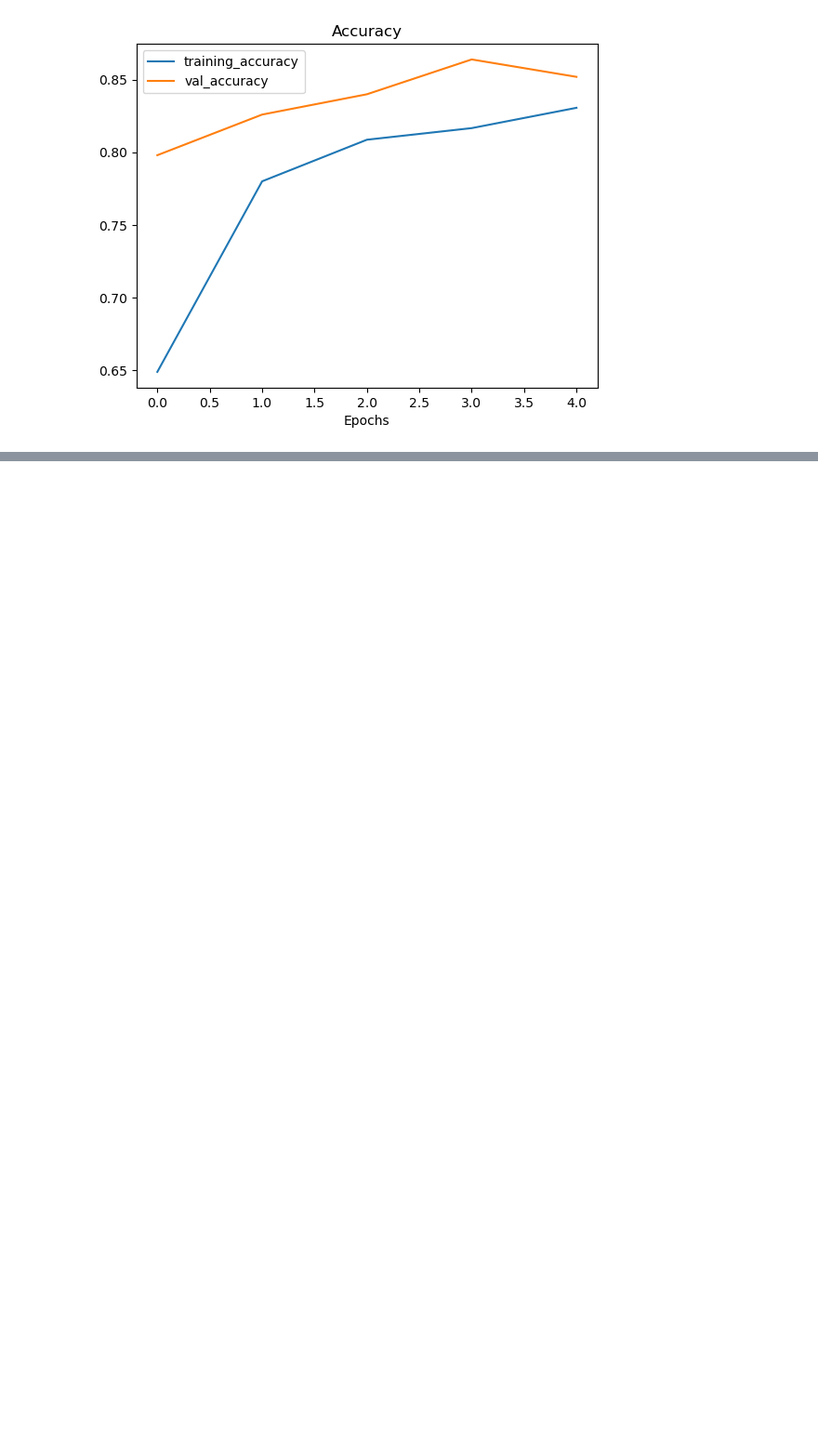
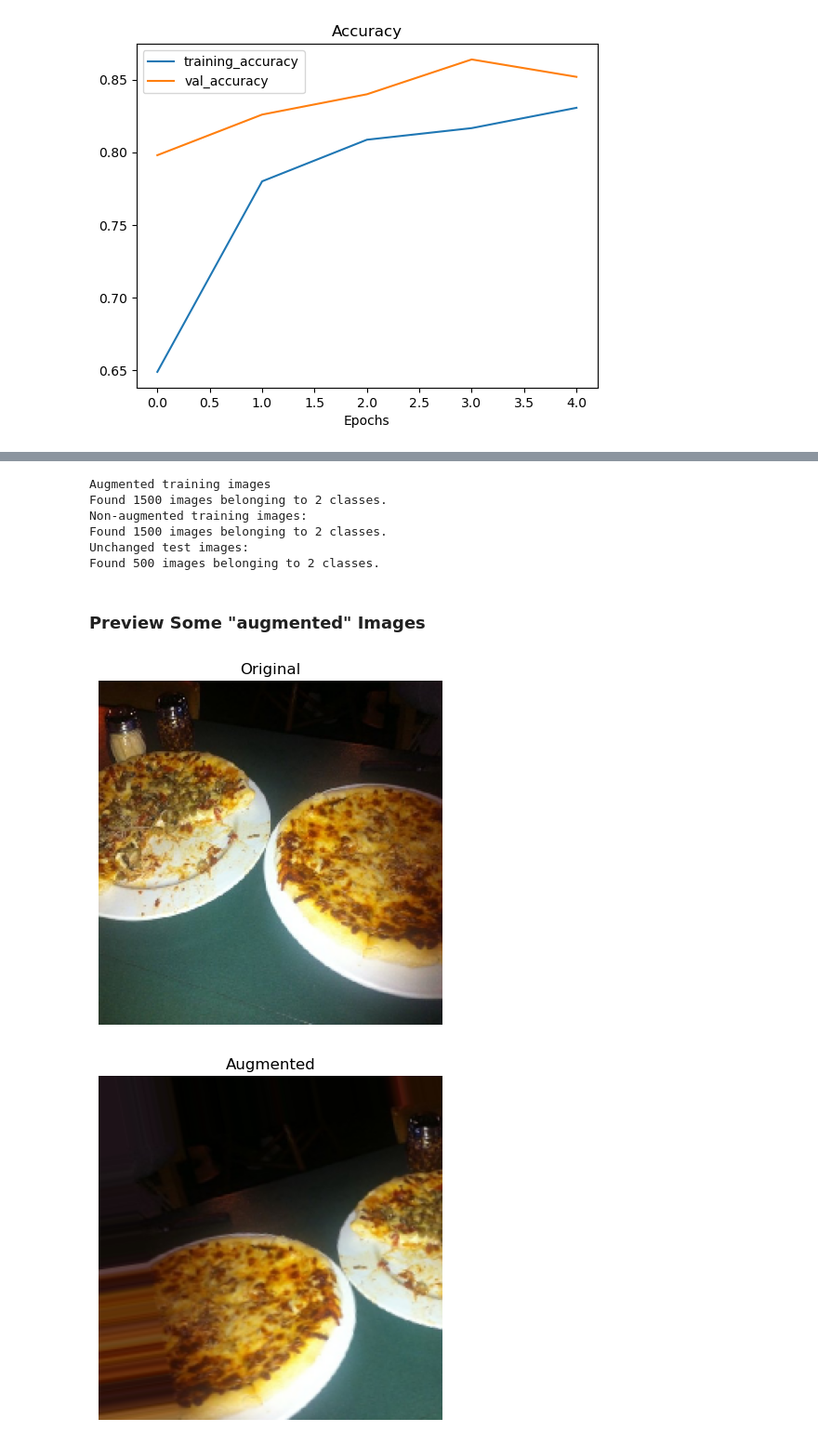
Before and after one commit to imagineLife/next-big-site, a Jupyter notebook: public/notebooks/pizza-steak-classifier.ipynb, the cells around one changed output, grey strips where cells are left out. Shown at 93% size. Saved outputs shown, nothing was run; the diff lists cells and outputs as text; code cells hidden in the pictures; blank space fills up the shorter version.

```diff
--- a/public/notebooks/pizza-steak-classifier.ipynb
+++ b/public/notebooks/pizza-steak-classifier.ipynb
@@ -608,0 +692,63 @@ plot_loss_curves(m5History)
+# %%
+# Create ImageDataGenerator training instance with data augmentation
+train_datagen_augmented = ImageDataGenerator(rescale=1/255.,
+                                             rotation_range=20, # rotate the image slightly between 0 and 20 degrees (note: this is an int not a float)
+                                             shear_range=0.2,
+                                             zoom_range=0.2,
+                                             width_shift_range=0.2,
+                                             height_shift_range=0.2,
+                                             horizontal_flip=True)
+
+#
+# will re-use "train_datagen" from above
+#
+# Create ImageDataGenerator test instance without data augmentation
+test_datagen = ImageDataGenerator(rescale=1/255.)
+print("Augmented training images")
+train_data_augmented = train_datagen_augmented.flow_from_directory(train_dir,
+                                                                   target_size=(224, 224),
+                                                                   batch_size=32,
+                                                                   class_mode='binary',
+                                                                   shuffle=False)
+
+print("Non-augmented training images:")
+augmented_train_data = train_datagen.flow_from_directory(train_dir,
+                                               target_size=(224, 224),
+                                               batch_size=32,
+                                               class_mode='binary',
+                                               shuffle=False) # Don't shuffle for demonstration purposes
+
+print("Unchanged test images:")
+augmented_test_data = test_datagen.flow_from_directory(test_dir,
+                                             target_size=(224, 224),
+                                             batch_size=32,
+                                             class_mode='binary')
+# %% [output]
+Augmented training images
+Found 1500 images belonging to 2 classes.
+Non-augmented training images:
+Found 1500 images belonging to 2 classes.
+Unchanged test images:
+Found 500 images belonging to 2 classes.
+# %% [markdown]
+### Preview Some "augmented" Images
+# %%
+# get data to preview
+images, labels = augmented_train_data.next()
+augmented_images, augmented_labels = train_data_augmented.next() # Note: labels aren't augmented, they stay the same
+# %%
+random_number = random.randint(0, 31) # we're making batches of size 32, so we'll get a random instance
+
+#
+# Show original image and augmented image
+#
+plt.imshow(images[random_number])
+plt.title(f"Original")
+plt.axis(False)
+plt.figure()
+plt.imshow(augmented_images[random_number])
+plt.title(f"Augmented")
+plt.axis(False);
+# %% [output]
+[figure, added]
+[figure, added]
```
Also changed, not shown: parts of 16 cells of this notebook.
